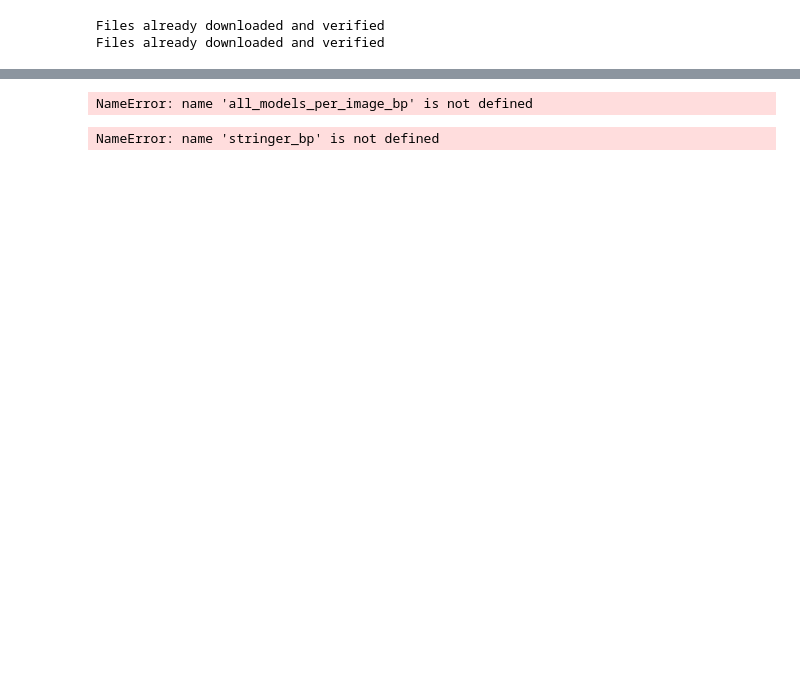
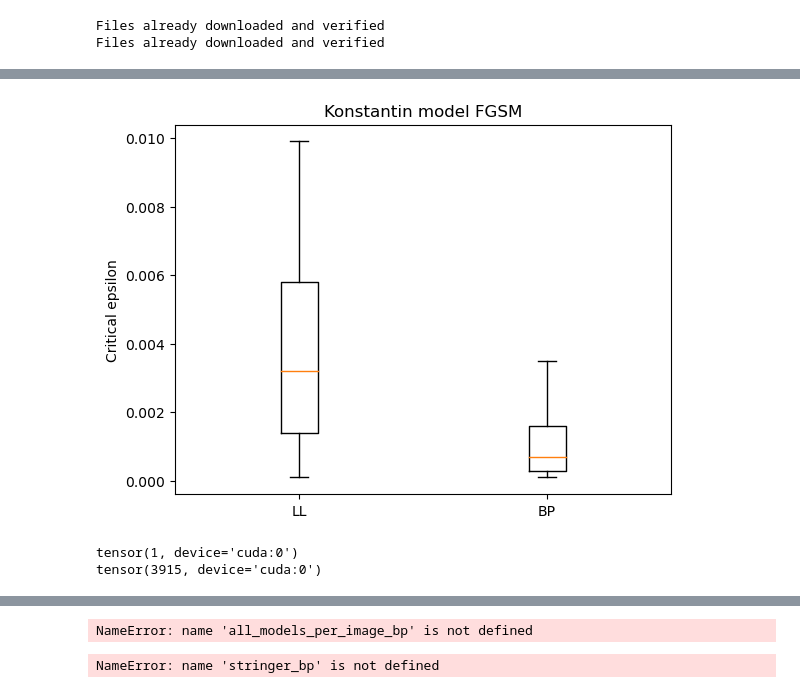
Before and after one commit to holzhauk/LocalLearning, a Jupyter notebook: notebooks/Mia .ipynb, the cells around one changed output, grey strips where cells are left out. Saved outputs shown, nothing was run; the diff lists cells and outputs as text; code cells hidden in the pictures; blank space fills up the shorter version.

```diff
--- a/notebooks/Mia .ipynb
+++ b/notebooks/Mia .ipynb
@@ -296,7 +286,8 @@ def test_attack(
         perturbed = FGSM(model, features, labels, loss_fn, optimizer, eps)
 
     elif attack == "PGD":
-        perturbed, epsilon = PGD(model, features, labels, loss_fn, optimizer, num_steps=20, step_size=0.01, b_norm=0.3)
+        perturbed, epsilon = PGD(model, features, labels, loss_fn, optimizer,
+                                 num_steps=20, step_size=0.01, b_norm=0.3)
 
     else:
         print("Something went wrong")
@@ -308,7 +299,7 @@ def test_attack(
 
     correct = (freq_correct/total).item()
 
-    return correct, alike, epsilon
+    return correct, alike#, epsilon
 # %%
 epslist = [0.0001*i for i in range(1,100)]
 
@@ -482,7 +442,7 @@ eps_fit_curve_at_half_bp = torch.load("../data/Mia_data/epsilon_fitted_curve_at_
 print(np.mean(eps_fit_curve_at_half_ll))
 print(np.mean(eps_fit_curve_at_half_bp))
 # %%
-def crit_eps_one_model(modeltype,n,attack,epslist=epslist):
+def crit_eps_one_model_fgsm(modeltype,n=None,attack="FGSM",epslist=epslist):
 
     #n = modelnumber
 
@@ -491,7 +451,8 @@ def crit_eps_one_model(modeltype,n,attack,epslist=epslist):
         ll_crit_eps = []
         list_ll_correct_all = []
 
-        model_ll = load_trained_model_ll(n)
+        #model_ll = load_trained_model_ll(n)
+        model_ll = ll_modelK
         data_ll, lab_ll = data_critirium(TestLoader, model_ll, "correct")#, thres = 0.8)
 
         siz = len(lab_ll)
@@ -515,6 +476,8 @@ def crit_eps_one_model(modeltype,n,attack,epslist=epslist):
 
         ll_crit_eps.append(critical_eps)
 
+        crit_eps_per_image = np.array(crit_eps_per_image.cpu())
+
         return crit_eps_per_image #, list_ll_correct_all, ll_crit_eps
 
     if modeltype == "bp":
@@ -522,7 +485,8 @@ def crit_eps_one_model(modeltype,n,attack,epslist=epslist):
         bp_crit_eps = []
         list_bp_correct_all = []
 
-        model_bp = load_trained_model_bp(n)
+        #model_bp = load_trained_model_bp(n)
+        model_bp = bp_modelK
         data_bp, lab_bp = data_critirium(TestLoader, model_bp, "correct")#, thres = 0.8)
 
         siz = len(lab_bp)
@@ -546,6 +510,8 @@ def crit_eps_one_model(modeltype,n,attack,epslist=epslist):
 
         bp_crit_eps.append(critical_eps)
 
+        crit_eps_per_image = np.array(crit_eps_per_image.cpu())
+
         return crit_eps_per_image #, list_bp_correct_all, bp_crit_eps
 # %%
 def PGD(model, features, labels, loss_fn, optimizer, num_steps=20, step_size=0.01, b_norm=0.3):
@@ -665,0 +628,14 @@ plt.show()
+# %%
+plt.boxplot((ll_crit_eps_fgsm, bp_crit_eps_fgsm), showfliers=False)
+plt.xticks([1,2],["LL","BP"])
+plt.ylabel("Critical epsilon")
+plt.title(f"Konstantin model FGSM")
+plt.show()
+# %% [output]
+[figure, added]
+# %%
+print((crit_eps_per_image==0.0099).sum())
+print((crit_eps_per_image!=0.0099).sum())
+# %% [output]
+tensor(1, device='cuda:0')
+tensor(3915, device='cuda:0')
```
Also changed, not shown: parts of 22 cells of this notebook.
